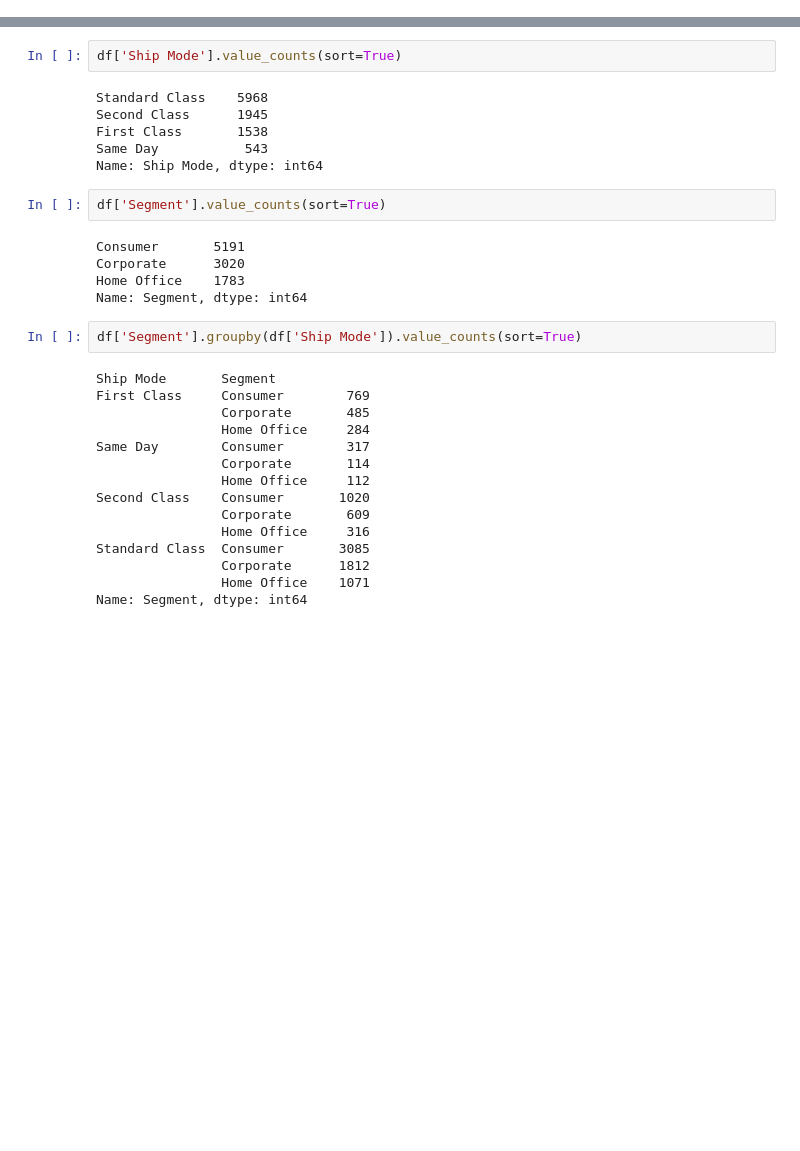
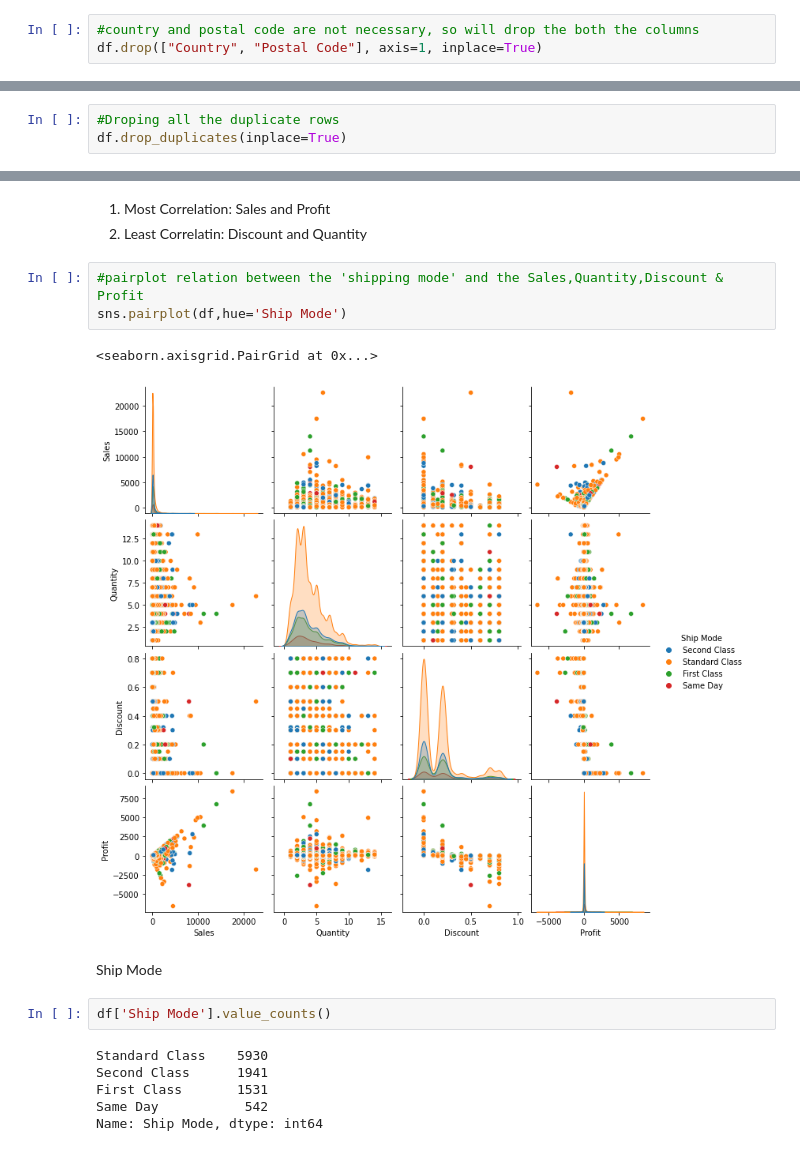
Before and after one commit to git-dibwar/DataScienceAndBusinessAnalytics, a Jupyter notebook: Exploratory_data_analysis_retail.ipynb, the cells around one changed output, grey strips where cells are left out. Drawn from its saved outputs; the diff is of its cells as text; blank space fills up the shorter version.

```diff
--- a/Exploratory_data_analysis_retail.ipynb
+++ b/Exploratory_data_analysis_retail.ipynb
@@ -23,0 +71,3 @@ df
+# %%
+#country and postal code are not necessary, so will drop the both the columns
+df.drop(["Country", "Postal Code"], axis=1, inplace=True)
@@ -30,0 +108,3 @@ Index(['Ship Mode', 'Segment', 'Country', 'City', 'State', 'Postal Code',
+# %%
+#Droping all the duplicate rows
+df.drop_duplicates(inplace=True)
@@ -31,32 +141,21 @@ Index(['Ship Mode', 'Segment', 'Country', 'City', 'State', 'Postal Code',
+# %% [markdown]
+
+
+1.   Most Correlation: Sales and Profit
+2.   Least Correlatin: Discount and Quantity
+# %%
+#pairplot relation between the 'shipping mode' and the Sales,Quantity,Discount & Profit
+sns.pairplot(df,hue='Ship Mode')
+# %% [output]
+<seaborn.axisgrid.PairGrid at 0x...>
+[figure, added]
+# %% [markdown]
+Ship Mode
 # %%
-df['Ship Mode'].value_counts(sort=True)
+df['Ship Mode'].value_counts()
 # %% [output]
-Standard Class    5968
-Second Class      1945
-First Class       1538
-Same Day           543
+Standard Class    5930
+Second Class      1941
+First Class       1531
+Same Day           542
 Name: Ship Mode, dtype: int64
-# %%
-df['Segment'].value_counts(sort=True)
-# %% [output]
-Consumer       5191
-Corporate      3020
-Home Office    1783
-Name: Segment, dtype: int64
-# %%
-df['Segment'].groupby(df['Ship Mode']).value_counts(sort=True)
-# %% [output]
-Ship Mode       Segment
-First Class     Consumer        769
-                Corporate       485
-                Home Office     284
-Same Day        Consumer        317
-                Corporate       114
-                Home Office     112
-Second Class    Consumer       1020
-                Corporate       609
-                Home Office     316
-Standard Class  Consumer       3085
-                Corporate      1812
-                Home Office    1071
-Name: Segment, dtype: int64
```
Also changed, not shown: parts of 53 cells of this notebook.
